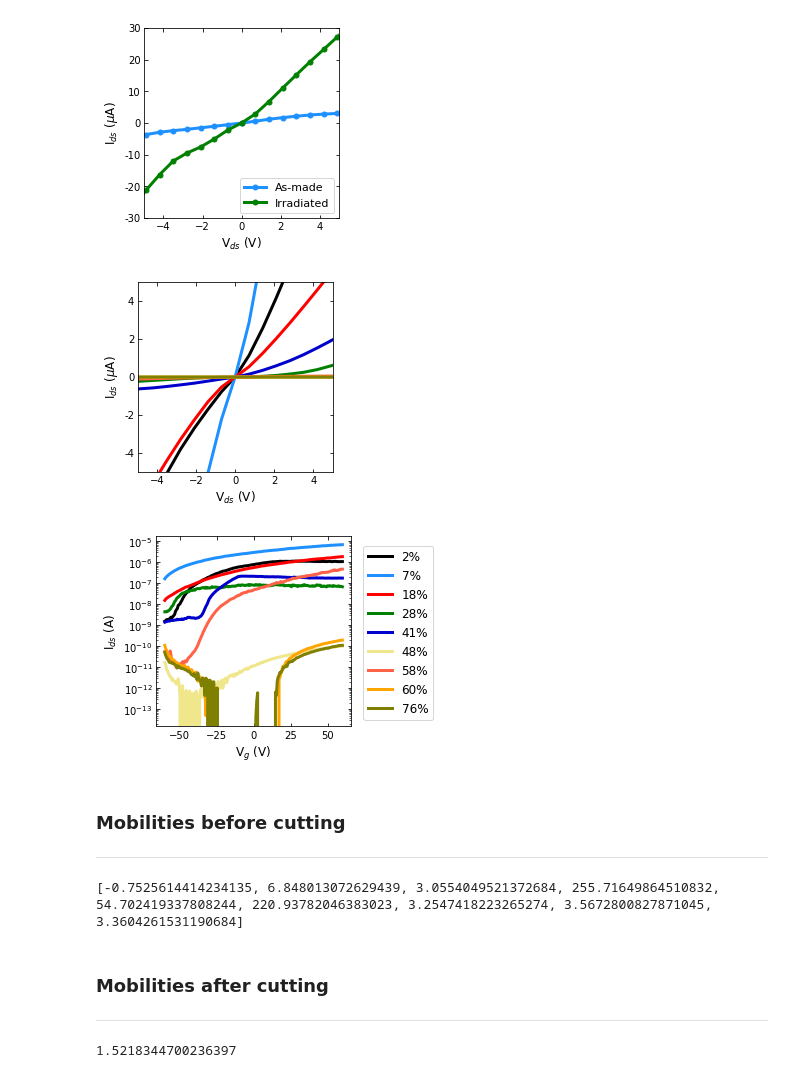
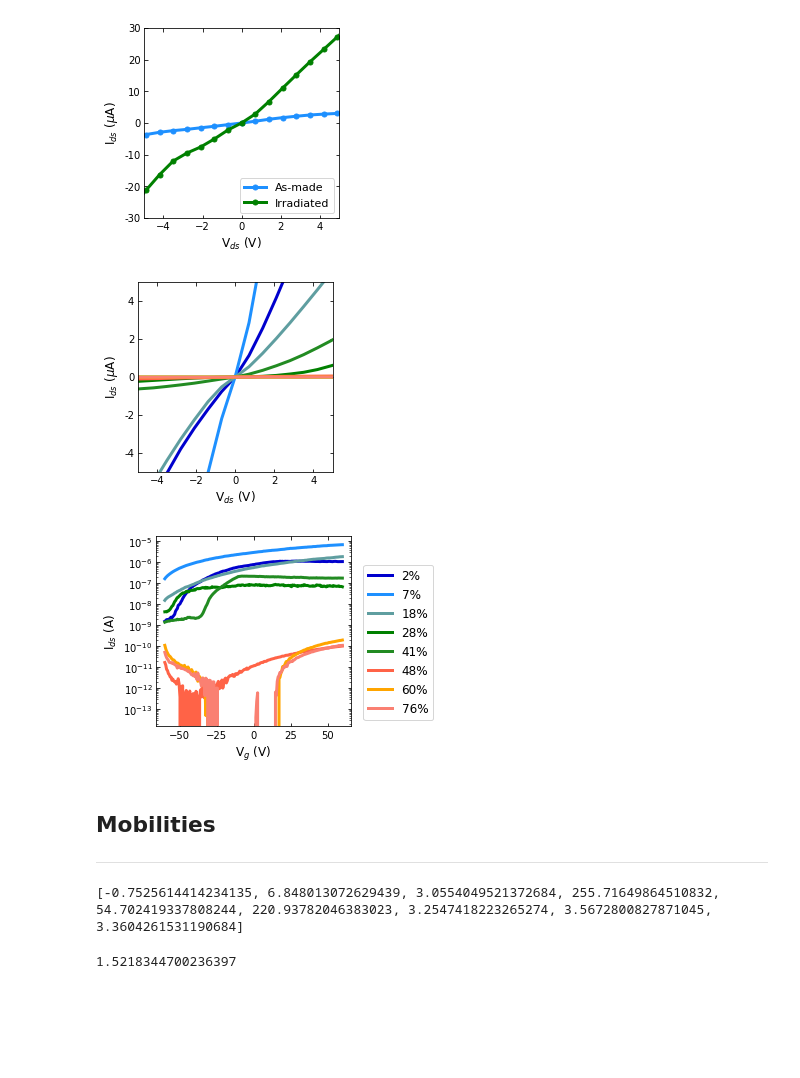
Before and after one commit to molydisulfide/Cut-to-channel-ratio-study, a Jupyter notebook: Paper.ipynb, the cells around one changed output. Cells and saved outputs as stored; diff of their text form; code cells hidden in the pictures; blank space fills up the shorter version.

```diff
--- a/Paper.ipynb
+++ b/Paper.ipynb
@@ -558,23 +563,23 @@ scale_y = 1e-6
 ticks_y = ticker.FuncFormatter(lambda x, pos: '{0:g}'.format(x/scale_y))
 ax9.yaxis.set_major_formatter(ticks_y)
 
-ax9.plot(x_02_EVO_NF[50:150], y_02_EVO_NF[50:150], '-', ms =5,alpha = 1, mew = '1', color = 'black',
+ax9.plot(x_02_EVO_NF[50:150], y_02_EVO_NF[50:150], '-', ms =5,alpha = 1, mew = '1', color = 'mediumblue',
          linewidth = 3, mfc = "black",
         label = "2%")
 ax9.plot(x_085_EVO_NF[50:150], y_085_EVO_NF[50:150], '-', ms =5,alpha = 1, mew = '1', color = 'dodgerblue',
          linewidth = 3, mfc = "dodgerblue",
         label = "7%")
-ax9.plot(x_10_EVO_NF[50:150], y_10_EVO_NF[50:150], '-', ms =5,alpha = 1, mew = '1', color = 'r',
+ax9.plot(x_10_EVO_NF[50:150], y_10_EVO_NF[50:150], '-', ms =5,alpha = 1, mew = '1', color = 'cadetblue',
          linewidth = 3, mfc = "r",
         label = "18%")
 ax9.plot(x_095_EVO_NF[50:150], y_095_EVO_NF[50:150], '-', ms =5,alpha = 1, mew = '1', color = 'g',
          linewidth = 3, mfc = "g",
         label = "28%")
 
-ax9.plot(x_03_EVO_NF[50:150], y_03_EVO_NF[50:150], '-', ms =5,alpha = 1, mew = '1', color = 'mediumblue',
+ax9.plot(x_03_EVO_NF[50:150], y_03_EVO_NF[50:150], '-', ms =5,alpha = 1, mew = '1', color = 'forestgreen',
          linewidth = 3, mfc = "mediumblue",
         label = "41%")
-ax9.plot(x_06_EVO_NF[50:150], y_06_EVO_NF[50:150], '-', ms =5,alpha = 1, mew = '1', color = 'khaki',
+ax9.plot(x_06_EVO_NF[50:150], y_06_EVO_NF[50:150], '-', ms =5,alpha = 1, mew = '1', color = 'lime',
          linewidth = 3, mfc = "khaki",
         label = "48%")
 ax9.plot(x_055_EVO_NF[50:150], y_055_EVO_NF[50:150], '-', ms =5,alpha = 1, mew = '1', color = 'tomato',
@@ -583,7 +588,7 @@ ax9.plot(x_055_EVO_NF[50:150], y_055_EVO_NF[50:150], '-', ms =5,alpha = 1, mew =
 ax9.plot(x_08_EVO_NF[50:150], y_08_EVO_NF[50:150], '-', ms =5,alpha = 1, mew = '1', color = 'orange',
          linewidth = 3, mfc = "orange",
         label = "60%")
-ax9.plot(x_07_EVO_NF[50:150], y_07_EVO_NF[50:150], '-', ms =5,alpha = 1, mew = '1', color = 'olive',
+ax9.plot(x_07_EVO_NF[50:150], y_07_EVO_NF[50:150], '-', ms =5,alpha = 1, mew = '1', color = 'salmon',
          linewidth = 3, mfc = "olive",
         label = "76%")
 
@@ -596,7 +601,7 @@ ax9.set_ylabel("I$_{ds}$ ($\mu$A)", fontsize = 12)
 plt.savefig("Fig_2c",bbox_inches='tight', dpi = 300)
 plt.show()
 # %% [output]
-[figure, old version]
+[figure, new version]
 # %%
 fig = plt.figure(figsize = (3.5,3.5))
 ax9 = fig.add_subplot(111)
@@ -605,47 +610,44 @@ scale_y = 1e-6
 ticks_y = ticker.FuncFormatter(lambda x, pos: '{0:g}'.format(x/scale_y))
 ax9.yaxis.set_major_formatter(ticks_y)
 
-ax9.plot(x_02_EVO_gt_NF, y_02_EVO_gt_NF, '-', ms =5,alpha = 1, mew = '1', color = 'black',
+ax9.plot(x_02_EVO_gt_NF, y_02_EVO_gt_NF, '-', ms =5,alpha = 1, mew = '1', color = 'mediumblue',
          linewidth = 3, mfc = "black",
         label = "2%")
 ax9.plot(x_085_EVO_gt_NF, y_085_EVO_gt_NF, '-', ms =5,alpha = 1, mew = '1', color = 'dodgerblue',
          linewidth = 3, mfc = "dodgerblue",
         label = "7%")
-ax9.plot(x_10_EVO_gt_NF, y_10_EVO_gt_NF, '-', ms =5,alpha = 1, mew = '1', color = 'r',
+ax9.plot(x_10_EVO_gt_NF, y_10_EVO_gt_NF, '-', ms =5,alpha = 1, mew = '1', color = 'cadetblue',
          linewidth = 3, mfc = "r",
         label = "18%")
 ax9.plot(x_095_EVO_gt_NF, y_095_EVO_gt_NF, '-', ms =5,alpha = 1, mew = '1', color = 'g',
          linewidth = 3, mfc = "g",
         label = "28%")
-ax9.plot(x_03_EVO_gt_NF, y_03_EVO_gt_NF, '-', ms =5,alpha = 1, mew = '1', color = 'mediumblue',
+ax9.plot(x_03_EVO_gt_NF, y_03_EVO_gt_NF, '-', ms =5,alpha = 1, mew = '1', color = 'forestgreen',
          linewidth = 3, mfc = "mediumblue",
         label = "41%")
-ax9.plot(x_06_EVO_gt_NF, y_06_EVO_gt_NF, '-', ms =5,alpha = 1, mew = '1', color = 'khaki',
+ax9.plot(x_06_EVO_gt_NF, y_06_EVO_gt_NF, '-', ms =5,alpha = 1, mew = '1', color = 'tomato',
          linewidth = 3, mfc = "khaki",
         label = "48%")
-ax9.plot(x_055_EVO_gt_NF, y_055_EVO_gt_NF, '-', ms =5,alpha = 1, mew = '1', color = 'tomato',
-         linewidth = 3, mfc = "tomato",
-        label = "58%")
 ax9.plot(x_08_EVO_gt_NF, y_08_EVO_gt_NF, '-', ms =5,alpha = 1, mew = '1', color = 'orange',
          linewidth = 3, mfc = "orange",
         label = "60%")
-ax9.plot(x_07_EVO_gt_NF, y_07_EVO_gt_NF, '-', ms =5,alpha = 1, mew = '1', color = 'olive',
+ax9.plot(x_07_EVO_gt_NF, y_07_EVO_gt_NF, '-', ms =5,alpha = 1, mew = '1', color = 'salmon',
          linewidth = 3, mfc = "olive",
         label = "76%")
 
 ax9.set_yscale('log')
 #ax9.set_xlim([-5,5])
 #ax9.set_ylim([-0.000005,0.000005])
 ax9.tick_params(which = 'both', direction = 'in', top = 'on', right = 'on')
 ax9.set_xlabel("V$_{g}$ (V)", fontsize = 12)
 ax9.set_ylabel("I$_{ds}$ (A)", fontsize = 12)
 ax9.legend(loc = 'lower right', fontsize = 12, ncol =1,bbox_to_anchor=[1.45, 0])
 plt.savefig("Fig_2d",bbox_inches='tight', dpi = 300)
 plt.show()
 # %% [output]
-[figure, old version]
+[figure, new version]
 # %% [markdown]
-### Mobilities before cutting
+## Mobilities
 ********
 # %%
 fit2 = np.polyfit(x_02_EVO_gt[140:], y_02_EVO_gt[140:], 1)
@@ -734,9 +736,6 @@ before = [mu2, mu7, mu18, mu28, mu41, mu48, mu58, mu68, mu76]
 print(before)
 # %% [output]
 [-0.7525614414234135, 6.848013072629439, 3.0554049521372684, 255.71649864510832, 54.702419337808244, 220.93782046383023, 3.2547418223265274, 3.5672800827871045, 3.3604261531190684]
-# %% [markdown]
-### Mobilities after cutting
-********
 # %%
 fit2 = np.polyfit(x_02_EVO_gt_NF[140:], y_02_EVO_gt_NF[140:], 1)
 t_2 = -fit2[1]/fit2[0]
```
Also changed, not shown: parts of 13 cells of this notebook, 3 other files.
